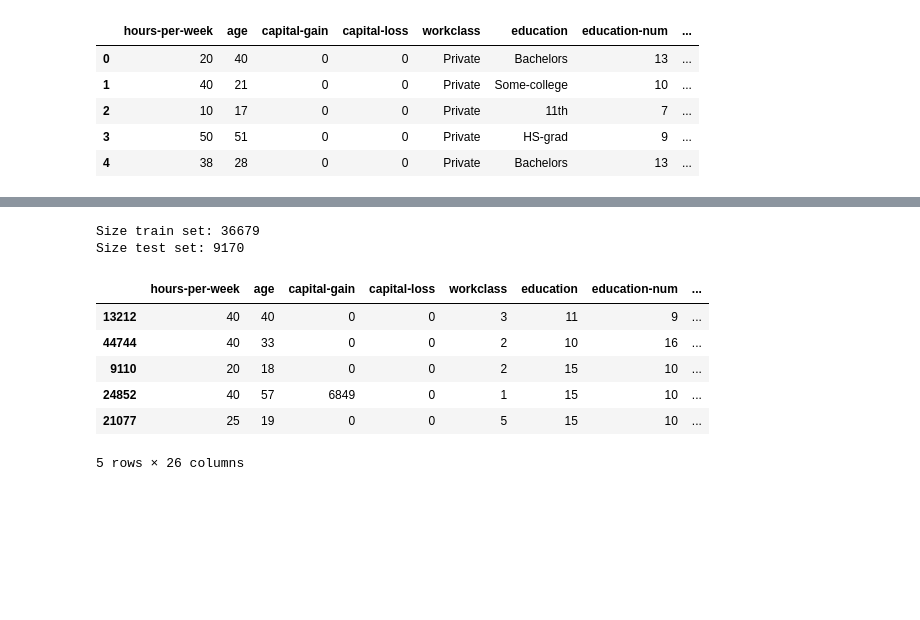
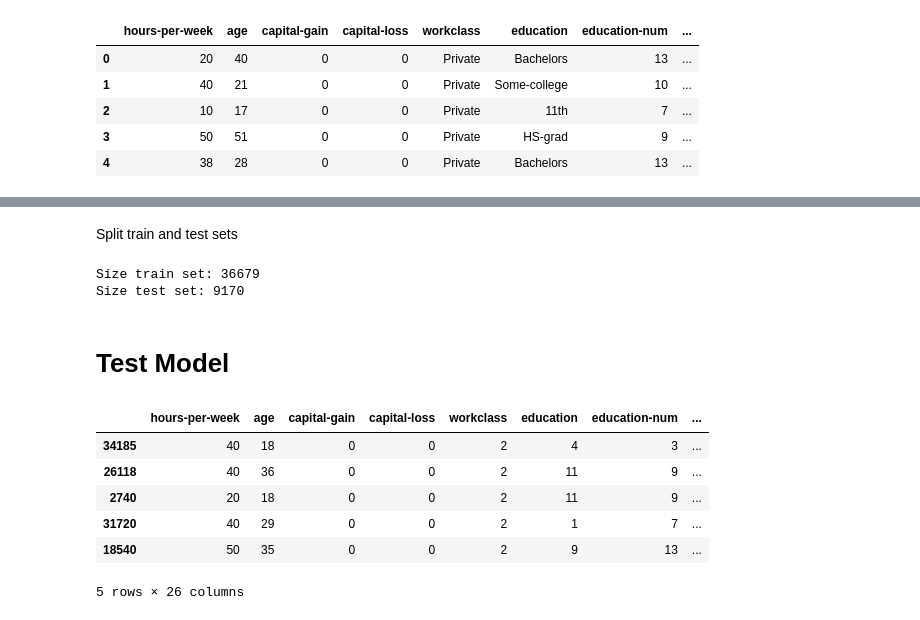
Before and after one commit to DV-11/CI_Project, a Jupyter notebook: David_1.ipynb, the cells around one changed output, grey strips where cells are left out. Saved outputs shown, nothing was run; the diff lists cells and outputs as text; code cells hidden in the pictures; blank space fills up the shorter version.

```diff
--- a/David_1.ipynb
+++ b/David_1.ipynb
@@ -35,5 +20,5 @@ import pandas as pd
 # %%
-df = pd.read_csv('folktables/adult_reconstruction.csv')
+df = pd.read_csv('adult_reconstruction.csv')
 df.head()
 # %% [output]
 |  | hours-per-week | age | capital-gain | capital-loss | workclass | education | education-num | ... |
@@ -282,46 +329,60 @@ Statistical Parity in Regression
 # %%
-cat_features = ['workclass', 'education', 'marital-status', 'relationship', 'race', 'gender', 'native-country', 'occupation', 'workclass_mapped','education_mapped', 	'marital_mapped', 	'continent', 	'relationship_mapped', 	'race_privilige', 	'workclass_privilige', 	'education_privilige', 	'marital_privilige', 	'relationship_privilige', 	'country_privilege']
+cat_features = ['workclass', 'education', 'marital-status', 'relationship', 'race', 'gender', 'native-country', \
+                'occupation', 'workclass_mapped', 'education_mapped', 'marital_mapped', 'continent', \
+                'relationship_mapped', 'race_privilige', 'workclass_privilige', 'education_privilige', \
+                'marital_privilige', 'relationship_privilige', 'country_privilege']
 
-encoded_labels = {}
+
+df = df.drop(['GDP_2025', 'gdp_class'], axis=1)
 
 encoded_df = df.copy()  # Use .copy() to avoid the warning
 label_encoder = LabelEncoder()
 
+encoded_labes = {}
+
 for i in cat_features:
   encoded_df.loc[:, i] = label_encoder.fit_transform(encoded_df[i])
-  encoded_labels[i] = label_encoder.classes_
+  encoded_labes[i] = label_encoder.classes_
+
+label_decoder = {}
+for k,v in encoded_labes.items():
+  label_decoder[k] = dict(zip(range(len(v)), v))
 
 features = list(df.columns)
 features.remove('income')
-
-train_set, test_set = train_test_split(encoded_df, test_size=0.2)
-
-X_train = np.array(train_set[features])
-y_train = np.array(train_set['income'])
-
-X_test = np.array(test_set[features])
-y_test = np.array(test_set['income'])
-
-
-print('Size train set:', train_set.shape[0])
-print('Size test set:',test_set.shape[0])
-# %% [output]
-Size train set: 36679
-Size test set: 9170
+# %% [markdown]
+Split train and test sets
+# %%
+train_set, test_set = train_test_split(encoded_df, test_size=0.2)
+
+X_train = np.array(train_set[features])
+y_train = np.array(train_set['income'])
+
+X_test = np.array(test_set[features])
+y_test = np.array(test_set['income'])
+
+
+print('Size train set:', train_set.shape[0])
+print('Size test set:',test_set.shape[0])
+# %% [output]
+Size train set: 36679
+Size test set: 9170
 # %%
 reg = LinearRegression().fit(X_train, y_train)
 y_pred = reg.predict(X_test)
+# %% [markdown]
+# Test Model
 # %%
-test_df = test_set.copy()
-test_df['pred_income'] = y_pred
-test_df.head()
+pred_df = test_set.copy()
+pred_df['pred_income'] = y_pred
+pred_df.head()
 # %% [output]
 |  | hours-per-week | age | capital-gain | capital-loss | workclass | education | education-num | ... |
-| 13212 | 40 | 40 | 0 | 0 | 3 | 11 | 9 | ... |
-| 44744 | 40 | 33 | 0 | 0 | 2 | 10 | 16 | ... |
-| 9110 | 20 | 18 | 0 | 0 | 2 | 15 | 10 | ... |
-| 24852 | 40 | 57 | 6849 | 0 | 1 | 15 | 10 | ... |
-| 21077 | 25 | 19 | 0 | 0 | 5 | 15 | 10 | ... |
+| 34185 | 40 | 18 | 0 | 0 | 2 | 4 | 3 | ... |
+| 26118 | 40 | 36 | 0 | 0 | 2 | 11 | 9 | ... |
+| 2740 | 20 | 18 | 0 | 0 | 2 | 11 | 9 | ... |
+| 31720 | 40 | 29 | 0 | 0 | 2 | 1 | 7 | ... |
+| 18540 | 50 | 35 | 0 | 0 | 2 | 9 | 13 | ... |
 5 rows × 26 columns
 # %%
 def get_sp_reg_matrix(data, attribute):
```
Also changed, not shown: parts of 23 cells of this notebook.
